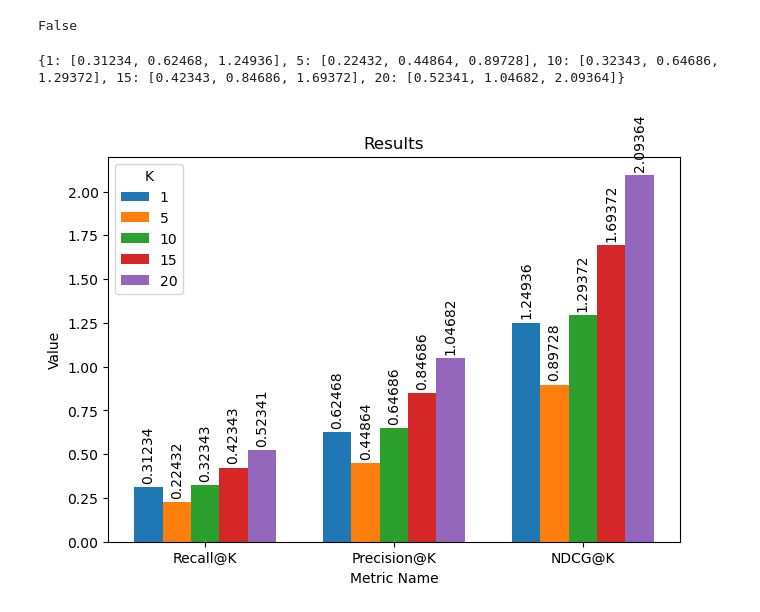
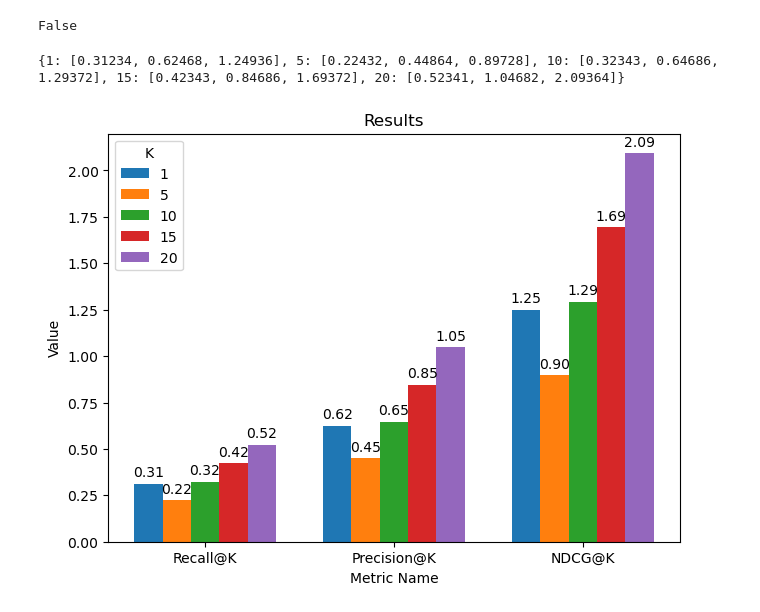
Before and after one commit to RusheelIyer/comp_lightgcn, a Jupyter notebook: test.ipynb, the cells around one changed output. Cells and saved outputs as stored; diff of their text form; code cells hidden in the pictures.

```diff
--- a/test.ipynb
+++ b/test.ipynb
@@ -52,32 +52,32 @@ ndcgs = [prec*2 for prec in precisions]
 # }
 
 plot_dict={}
 for i, k in enumerate(K):
     plot_dict[k] = [recalls[i], precisions[i], ndcgs[i]]
 
 print(plot_dict)
 
 metrics = ['Recall@K', 'Precision@K', 'NDCG@K']
 
 fig, ax = plt.subplots(layout='constrained')
 
 x = np.arange(len(metrics))  # the label locations
 width = 0.15  # the width of the bars
 multiplier = 0
 
 for metric, val in plot_dict.items():
     metric = str(metric)
     offset = width * multiplier
     rects = ax.bar(x + offset, val, width, label=metric)
-    ax.bar_label(rects, padding=3, rotation='vertical', label_type='edge')
+    ax.bar_label(rects, padding=3, fmt='%.2f')
     multiplier += 1
 
 ax.set_xlabel('Metric Name')
 ax.set_ylabel('Value')
 ax.set_title('Results')
 ax.set_xticks(x + width*2, metrics)
 ax.legend(title='K')
 plt.show()
 # %% [output]
 {1: [0.31234, 0.62468, 1.24936], 5: [0.22432, 0.44864, 0.89728], 10: [0.32343, 0.64686, 1.29372], 15: [0.42343, 0.84686, 1.69372], 20: [0.52341, 1.04682, 2.09364]}
-[figure, old version]
+[figure, new version]
```
Also changed, not shown: parts of 2 cells of this notebook, 2 other files.
